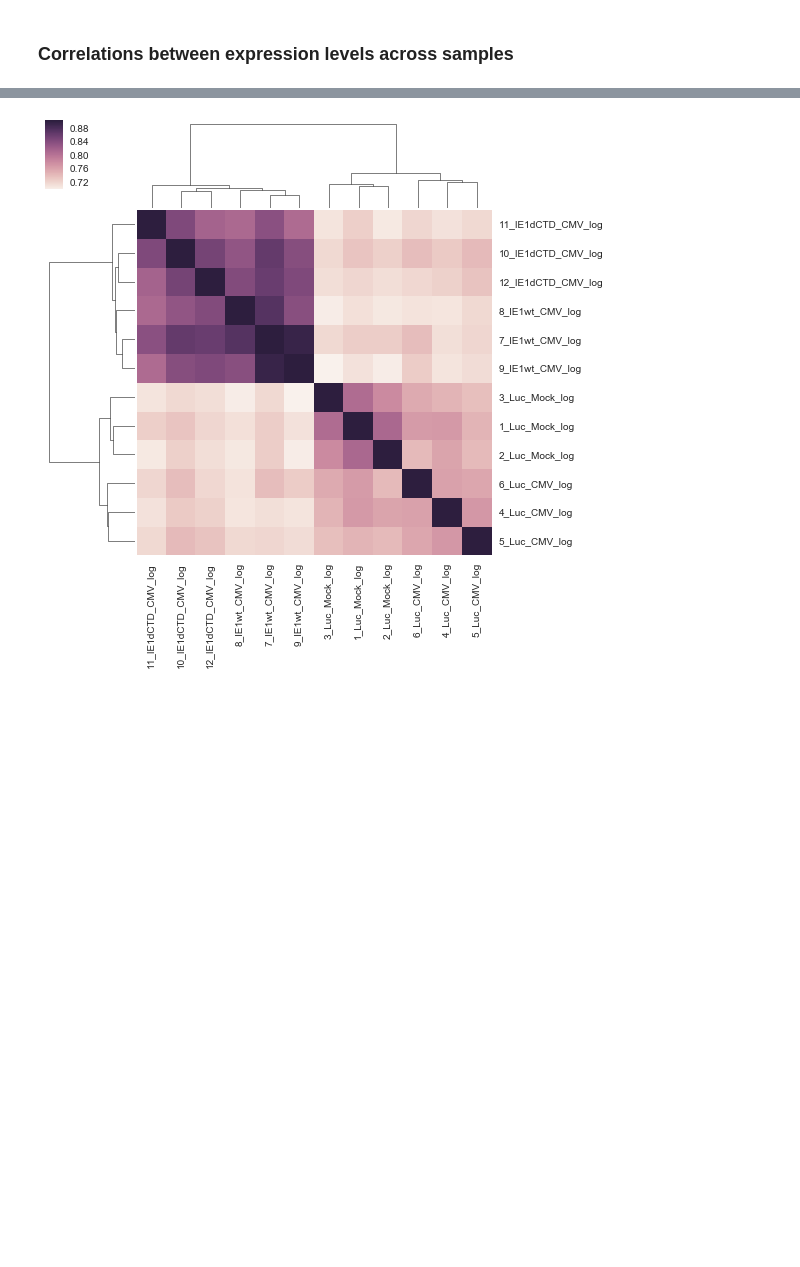
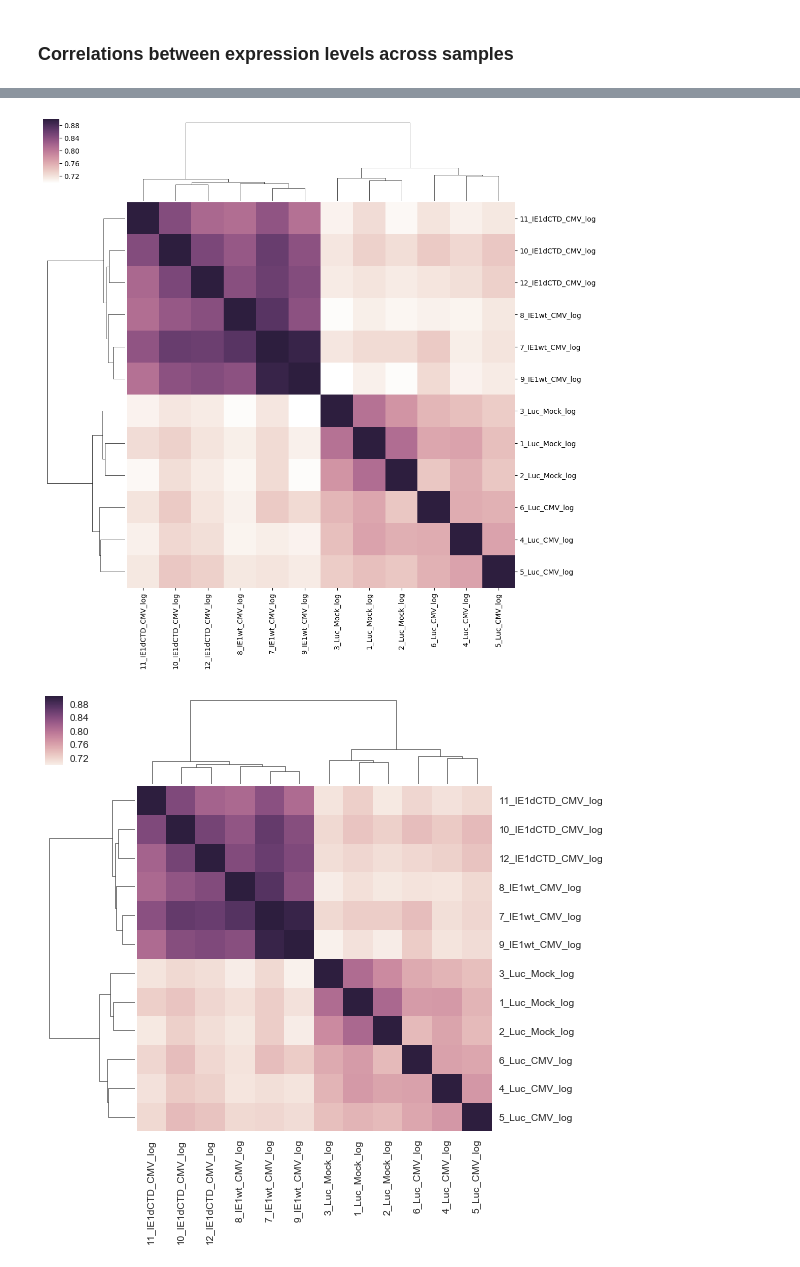
Before and after one commit to erankotler/CMV2020, a Jupyter notebook: ChIP_vs_RNA_seq.ipynb, the cells around one changed output, grey strips where cells are left out. Cells and saved outputs as stored; diff of their text form; code cells hidden in the pictures; blank space fills up the shorter version.

```diff
--- a/ChIP_vs_RNA_seq.ipynb
+++ b/ChIP_vs_RNA_seq.ipynb
@@ -151 +153,12 @@ plt.show()
+# %%
+hm = sns.clustermap(df[log_exp_cols].corr(), method='ward', figsize=(12,12), vmax=0.90,
+                    cmap=old_cmap)
+hm.ax_heatmap.set_ylabel("")
+plt.setp(hm.ax_heatmap.get_yticklabels(), rotation=0)
+hm.savefig(os.path.join(output_analysis_dir,"Intersample_correlations_clust.png"), dpi=900)
+hm.savefig(os.path.join(output_analysis_dir,"Intersample_correlations_clust.pdf"), dpi=900)
+
+plt.show()
+# %% [output]
+[figure, added]
 # %%
```
Also changed, not shown: parts of 11 cells of this notebook.
